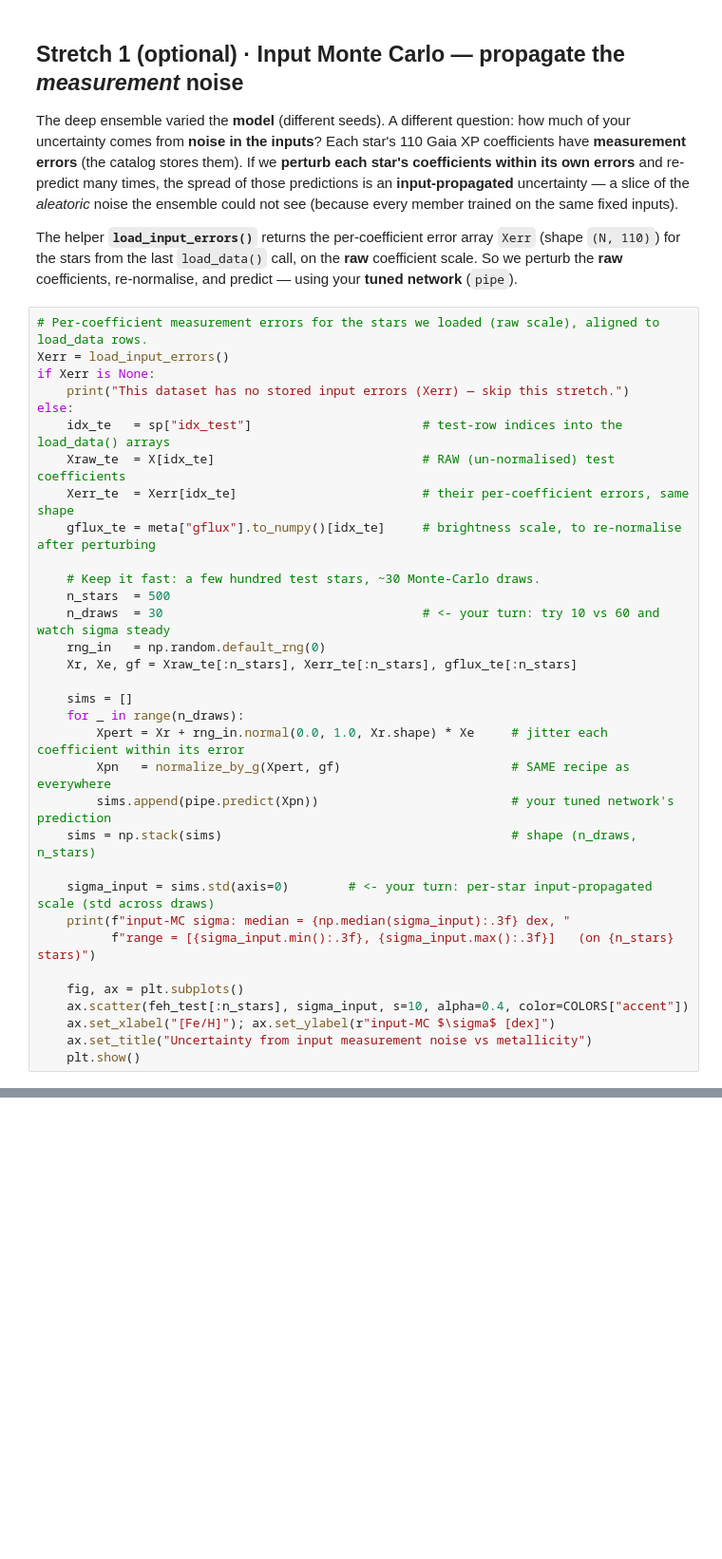
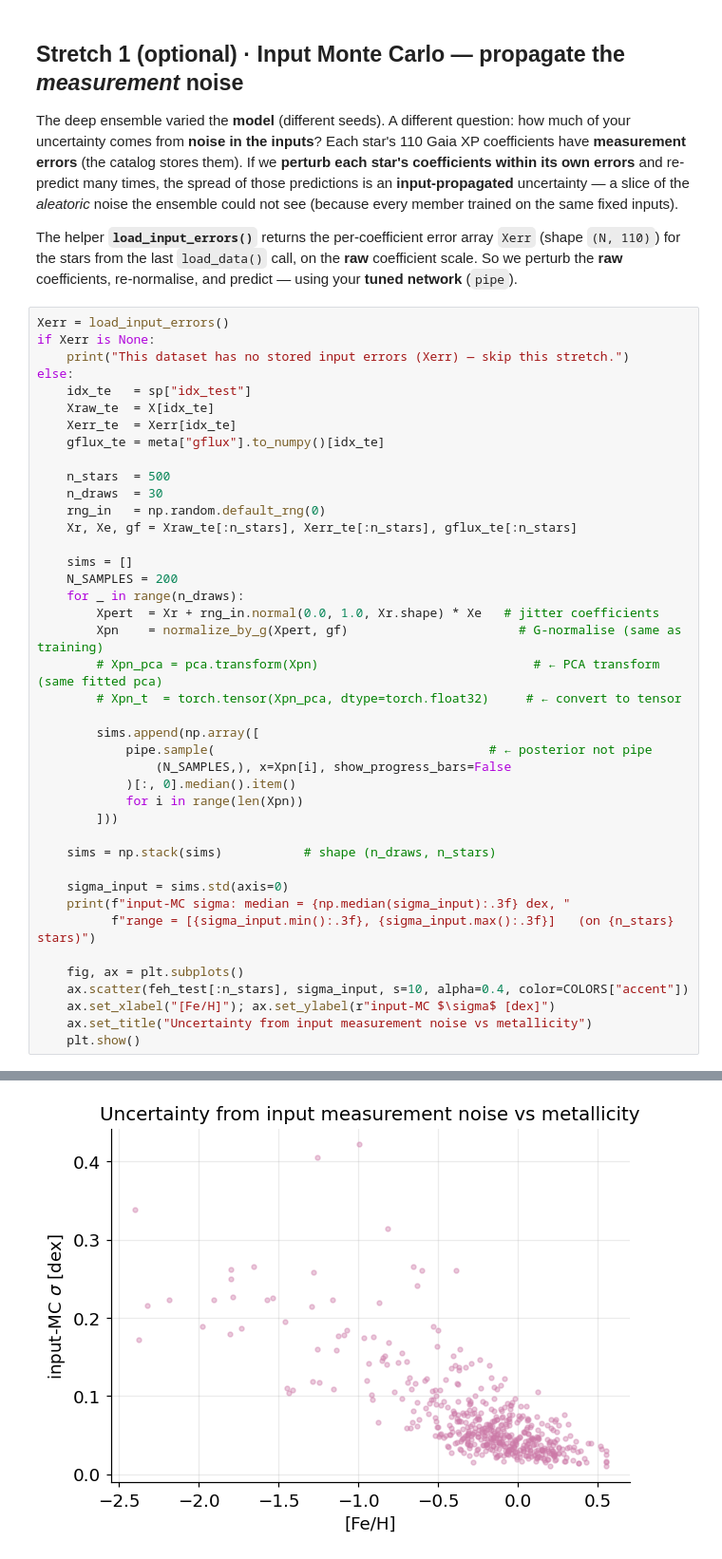
Before and after one commit to spy772/utssrp-2026, a Jupyter notebook: 03c_uncertainty_neural_net.ipynb, the cells around one changed output, grey strips where cells are left out. Shown at 95% size. Drawn from its saved outputs; the diff is of its cells as text; blank space fills up the shorter version.

```diff
--- a/03c_uncertainty_neural_net.ipynb
+++ b/03c_uncertainty_neural_net.ipynb
@@ -920,30 +979,38 @@ The helper **`load_input_errors()`** returns the per-coefficient error array `Xe
 the stars from the last `load_data()` call, on the **raw** coefficient scale. So we perturb the **raw**
 coefficients, re-normalise, and predict — using your **tuned network** (`pipe`).
 # %%
-# Per-coefficient measurement errors for the stars we loaded (raw scale), aligned to load_data rows.
 Xerr = load_input_errors()
 if Xerr is None:
     print("This dataset has no stored input errors (Xerr) — skip this stretch.")
 else:
-    idx_te   = sp["idx_test"]                       # test-row indices into the load_data() arrays
-    Xraw_te  = X[idx_te]                            # RAW (un-normalised) test coefficients
-    Xerr_te  = Xerr[idx_te]                         # their per-coefficient errors, same shape
-    gflux_te = meta["gflux"].to_numpy()[idx_te]     # brightness scale, to re-normalise after perturbing
+    idx_te   = sp["idx_test"]
+    Xraw_te  = X[idx_te]
+    Xerr_te  = Xerr[idx_te]
+    gflux_te = meta["gflux"].to_numpy()[idx_te]
 
-    # Keep it fast: a few hundred test stars, ~30 Monte-Carlo draws.
     n_stars  = 500
-    n_draws  = 30                                   # <- your turn: try 10 vs 60 and watch sigma steady
+    n_draws  = 30
     rng_in   = np.random.default_rng(0)
     Xr, Xe, gf = Xraw_te[:n_stars], Xerr_te[:n_stars], gflux_te[:n_stars]
 
     sims = []
+    N_SAMPLES = 200
     for _ in range(n_draws):
-        Xpert = Xr + rng_in.normal(0.0, 1.0, Xr.shape) * Xe     # jitter each coefficient within its error
-        Xpn   = normalize_by_g(Xpert, gf)                       # SAME recipe as everywhere
-        sims.append(pipe.predict(Xpn))                          # your tuned network's prediction
-    sims = np.stack(sims)                                       # shape (n_draws, n_stars)
+        Xpert  = Xr + rng_in.normal(0.0, 1.0, Xr.shape) * Xe   # jitter coefficients
+        Xpn    = normalize_by_g(Xpert, gf)                       # G-normalise (same as training)
+        # Xpn_pca = pca.transform(Xpn)                             # ← PCA transform (same fitted pca)
+        # Xpn_t  = torch.tensor(Xpn_pca, dtype=torch.float32)     # ← convert to tensor
 
-    sigma_input = sims.std(axis=0)        # <- your turn: per-star input-propagated scale (std across draws)
+        sims.append(np.array([
+            pipe.sample(                                     # ← posterior not pipe
+                (N_SAMPLES,), x=Xpn[i], show_progress_bars=False
+            )[:, 0].median().item()
+            for i in range(len(Xpn))
+        ]))
+
+    sims = np.stack(sims)           # shape (n_draws, n_stars)
+
+    sigma_input = sims.std(axis=0)
     print(f"input-MC sigma: median = {np.median(sigma_input):.3f} dex, "
           f"range = [{sigma_input.min():.3f}, {sigma_input.max():.3f}]   (on {n_stars} stars)")
 
@@ -952,3 +1019,4 @@ else:
     ax.set_xlabel("[Fe/H]"); ax.set_ylabel(r"input-MC $\sigma$ [dex]")
     ax.set_title("Uncertainty from input measurement noise vs metallicity")
     plt.show()
+# %% [output]
@@ -955,3 +1024,4 @@ else:
+[figure, added]
 # %% [markdown]
 ## Stretch 2 (optional) · Multi-label uncertainty — predict several labels at once
 
```
Also changed, not shown: parts of 16 cells of this notebook, 8 other files.
